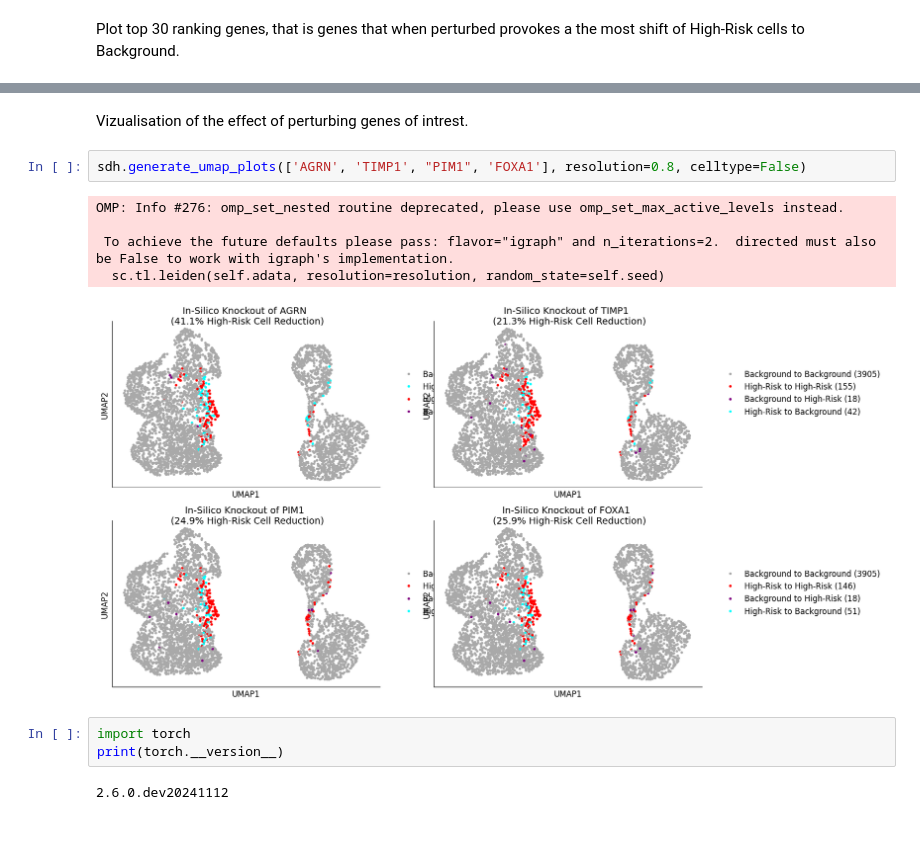
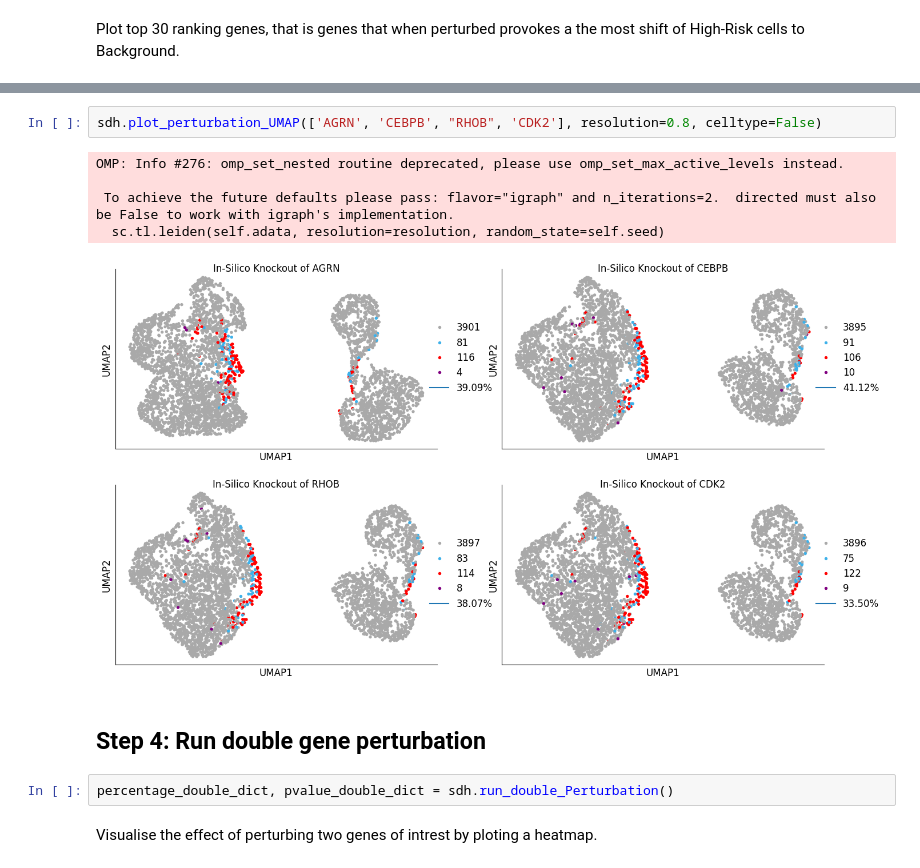
Before and after one commit to mcgilldinglab/SIDISH, a Jupyter notebook: tutorials/tutorial_3_perturbation.ipynb, the cells around one changed output, grey strips where cells are left out. Saved outputs shown, nothing was run; the diff lists cells and outputs as text; blank space fills up the shorter version.

```diff
--- a/tutorials/tutorial_3_perturbation.ipynb
+++ b/tutorials/tutorial_3_perturbation.ipynb
@@ -74,15 +85,14 @@ sdh.plot_top_perturbed_genes(percentage_dict, top_n=30)
+# %%
+sdh.plot_perturbation_UMAP(['AGRN', 'CEBPB', "RHOB", 'CDK2'], resolution=0.8, celltype=False)
+# %% [output]
+OMP: Info #276: omp_set_nested routine deprecated, please use omp_set_max_active_levels instead.
+
+ To achieve the future defaults please pass: flavor="igraph" and n_iterations=2.  directed must also be False to work with igraph's implementation.
+  sc.tl.leiden(self.adata, resolution=resolution, random_state=self.seed)
+[figure, added]
+# %% [markdown]
+## **Step 4: Run double gene perturbation**
+# %%
+percentage_double_dict, pvalue_double_dict = sdh.run_double_Perturbation()
 # %% [markdown]
-Vizualisation of the effect of perturbing genes of intrest.
+Visualise the effect of perturbing two genes of intrest by ploting a heatmap.
-# %%
-sdh.generate_umap_plots(['AGRN', 'TIMP1', "PIM1", 'FOXA1'], resolution=0.8, celltype=False)
-# %% [output]
-OMP: Info #276: omp_set_nested routine deprecated, please use omp_set_max_active_levels instead.
-
- To achieve the future defaults please pass: flavor="igraph" and n_iterations=2.  directed must also be False to work with igraph's implementation.
-  sc.tl.leiden(self.adata, resolution=resolution, random_state=self.seed)
-[figure, removed]
-# %%
-import torch
-print(torch.__version__)
-# %% [output]
-2.6.0.dev20241112
```
Also changed, not shown: parts of 6 cells of this notebook, 4 other files.
